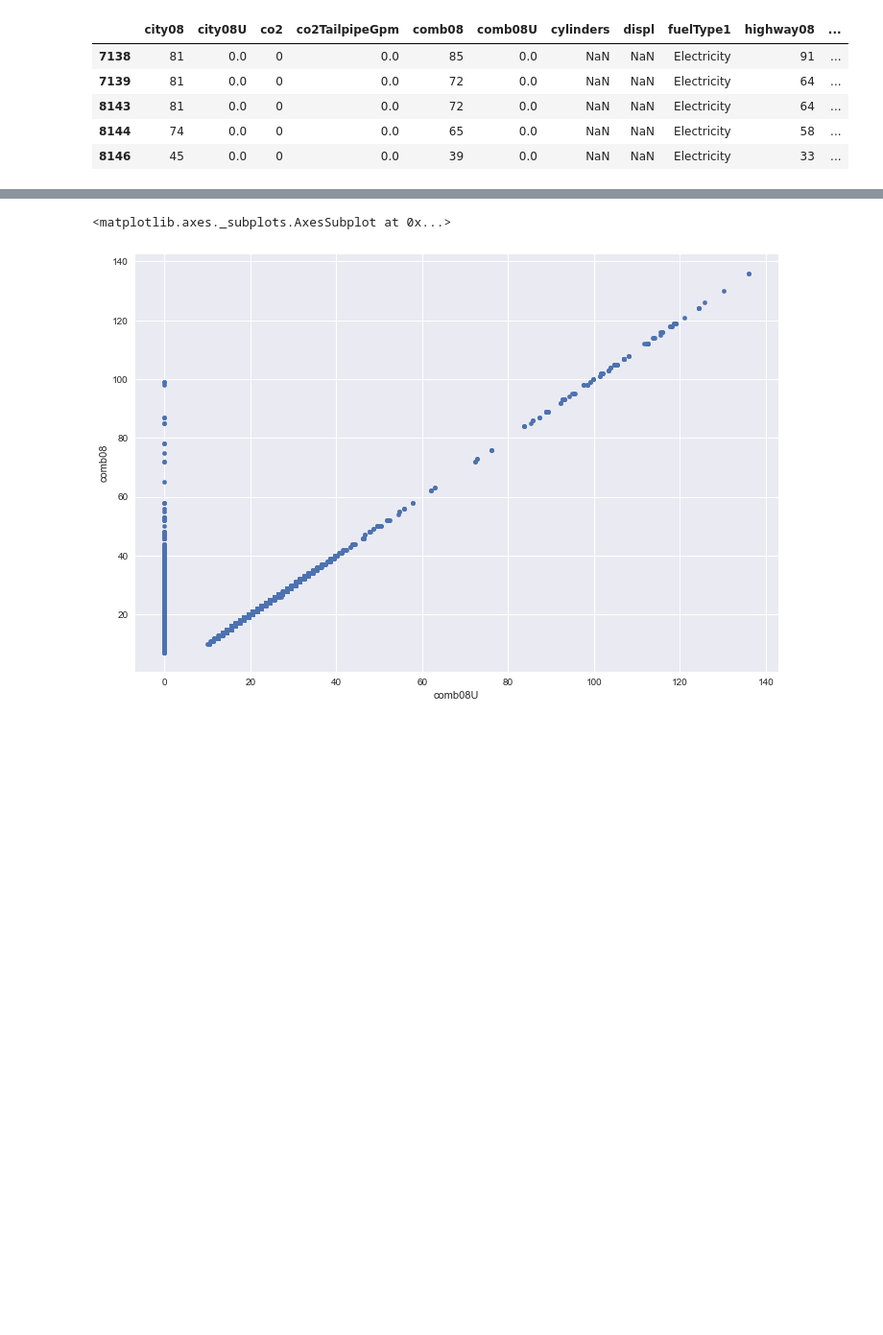
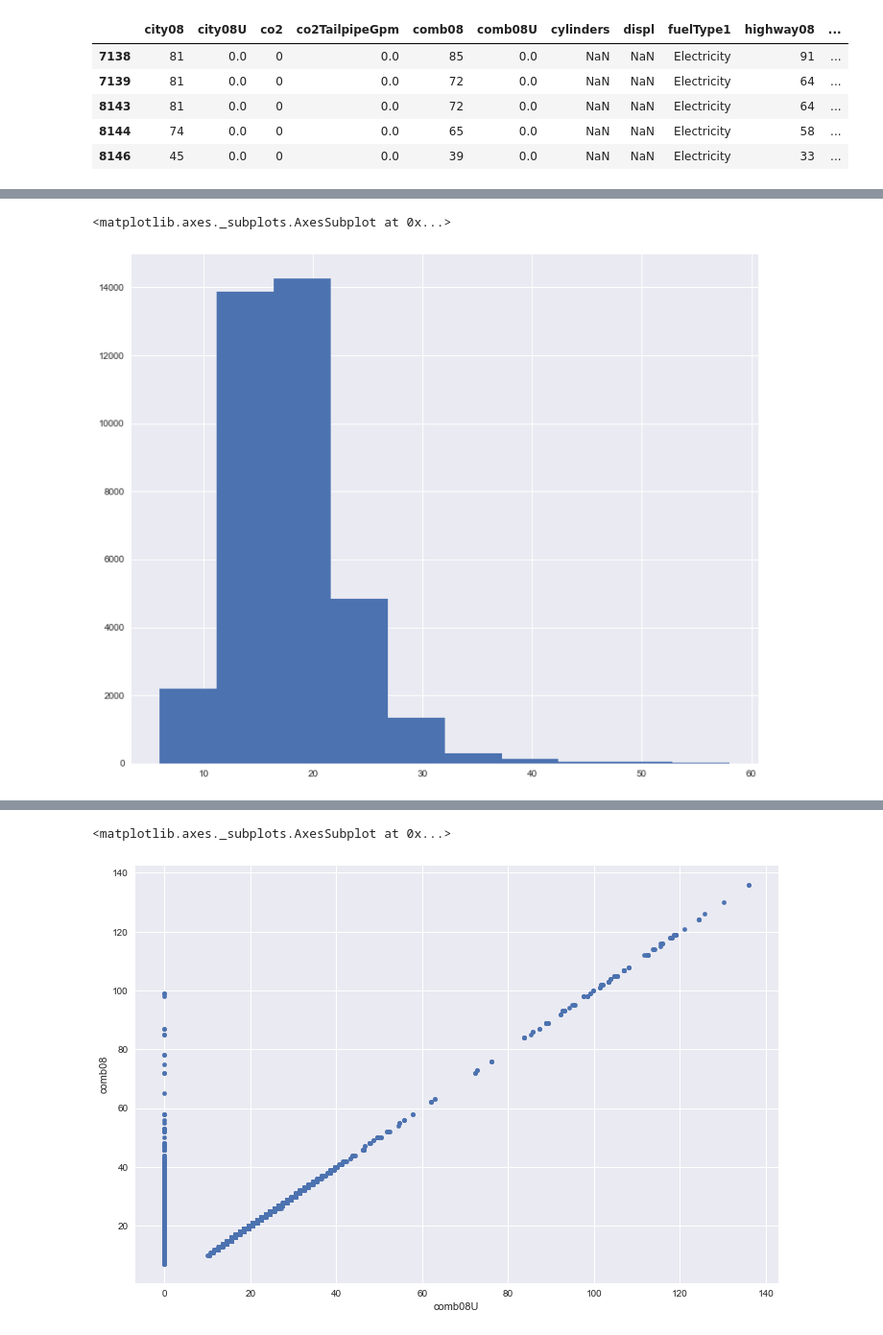
Before and after one commit to zarthur/CSCC-Analytics, a Jupyter notebook: 03-Exploration.ipynb, the cells around one changed output, grey strips where cells are left out. Shown at 96% size. Saved outputs shown, nothing was run; the diff lists cells and outputs as text; code cells hidden in the pictures; blank space fills up the shorter version.

```diff
--- a/03-Exploration.ipynb
+++ b/03-Exploration.ipynb
@@ -164,0 +281,5 @@ sns.set(rc={'figure.figsize':(12,8), "lines.markeredgewidth": 0.5 })
+# %%
+epa_subset.city08.hist()
+# %% [output]
+<matplotlib.axes._subplots.AxesSubplot at 0x...>
+[figure, added]
```
Also changed, not shown: parts of 39 cells of this notebook, 2 other files.
